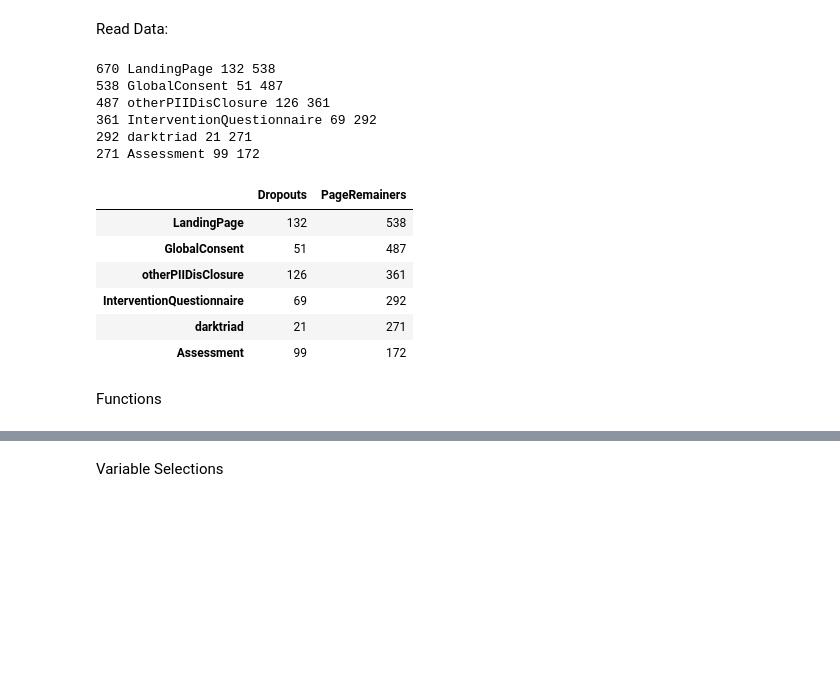
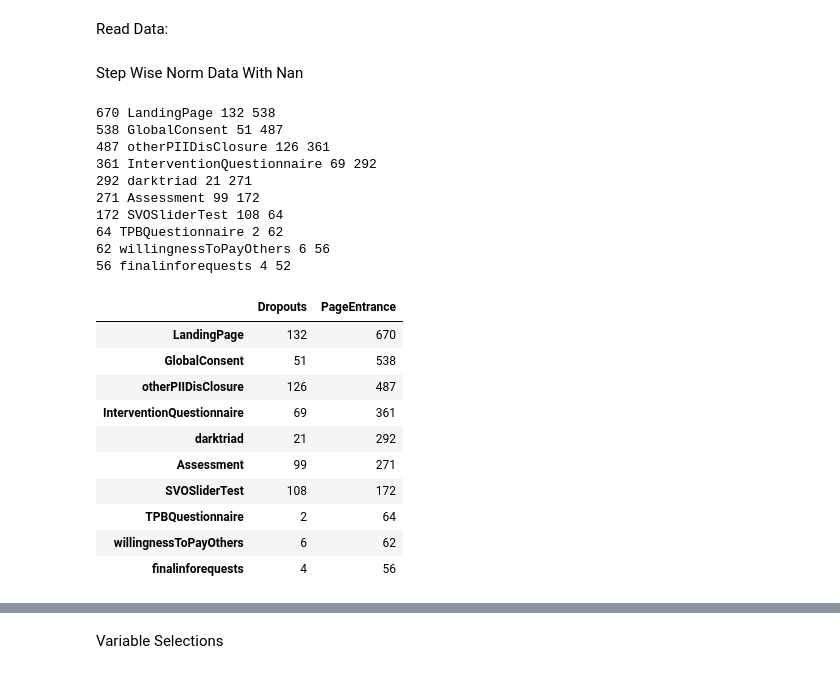
Before and after one commit to mrparsaeian/tehranthesis, a Jupyter notebook: jinja2/doIt09.ipynb, the cells around one changed output, grey strips where cells are left out. Cells and saved outputs as stored; diff of their text form; code cells hidden in the pictures; blank space fills up the shorter version.

```diff
--- a/jinja2/doIt09.ipynb
+++ b/jinja2/doIt09.ipynb
@@ -70,6 +70,8 @@ with open("../jinja2/data/21.json", "r") as inputFile:
 NormData = pd.json_normalize(data['users'])
 # Variables = dict()
 Variables = {}
+# %% [markdown]
+Step Wise Norm Data With Nan
 # %%
 # print([i for i in list(NormData.columns) if i.startswith('Assessment.Assessment')])
 # print([i for i in list(NormData.columns) if 'Assessment' in i])
@@ -84,16 +86,21 @@ SubmitIndicators = ['LandingPage.LandingPageData.submittimeFinalReceiveResultsAg
                     'otherPIIDisClosure.otherPIIDisClosureData.submittimeotherPIIDisClosureSurvey',
                     'InterventionQuestionnaire.InterventionQuestionnaireData.submittimeInterventionQuestionnaire',
                     'darktriad.darktriadsurvey.submittimedtriadDesc',
-                    'Assessment.Assessment.submittimeFinalReceiveResultsAgreement']
+                    'Assessment.Assessment.submittimeFinalReceiveResultsAgreement',
+                    'SVOSliderTest.startedAt',
+                    'TPBQuestionnaire.TPBQuestionnaireData.submittimeTPBQuestionnaireDesc',
+                    'willingnessToPayOthers.willingnessToPayOthersData.AGMPBidFreedomRelatedPrivacy02',
+                    'finalinforequests.Final.submittimeFinalReceiveResultsAgreement']
 TotalPages = len(SubmitIndicators)
 SubmitIndicatorsShort = []
 PageNotSubmited = dict()
 PageRemainers = dict()
+PageEntrance = dict()
 CurretSize = TotalSize
 for PageNo in range(TotalPages):
     SubmitIndicatorsShort.extend([SubmitIndicators[PageNo].split('.')[0]])
     PagesSizesStats = dict()
-
+    PageEntrance[SubmitIndicatorsShort[PageNo]] = CurretSize
     PageNotSubmited[SubmitIndicatorsShort[PageNo]] = len(
         StepWiseNormDataWithNan[StepWiseNormDataWithNan[SubmitIndicators[PageNo]].isnull()])
     PageRemainers[SubmitIndicatorsShort[PageNo]
@@ -107,44 +114,51 @@ for PageNo in range(TotalPages):
         f.write(
             f'Page No:{PageNo} {SubmitIndicators[PageNo]} Not Submited Size:{PageNotSubmited[SubmitIndicatorsShort[PageNo]]} \n')
 PagesSizesStats['Dropouts'] = PageNotSubmited
-PagesSizesStats['PageRemainers'] = PageRemainers
+# PagesSizesStats['PageRemainers'] = PageRemainers
+PagesSizesStats['PageEntrance'] = PageEntrance
 
 PageNotSubmitedDataFrame = pd.DataFrame.from_dict(PagesSizesStats)
 
 
 ExitExpSize = len(
     StepWiseNormDataWithNan[StepWiseNormDataWithNan['Assessment.Assessment.WaitingRoom'] == 'ExitExp'])
 ContinueExpSize = len(
     StepWiseNormDataWithNan[StepWiseNormDataWithNan['Assessment.Assessment.WaitingRoom'] == 'ContinueExp'])
 # print('TotalSize', TotalSize)
 # print('LandingPageNotSubmited', LandingPageNotSubmited)
 # print('GlobalConsentPageNotSubmited', GlobalConsentPageNotSubmited)
 # print('ExitExpSize', ExitExpSize)
 # print('ContinueExpSize', ContinueExpSize)
 
 
 # PageRemainers
 # NormDataWithNan.head().loc[2,'GlobalConsent.GlobalConsentData.submittimetaskConsentAgreement'] == np.nan
 # NormDataWithNan.head().loc[2,'GlobalConsent.GlobalConsentData.submittimetaskConsentAgreement']
 # NormDataWithNan.head().loc[2,'LandingPage.submittime']
 # NormDataWithNan.head()
 # NormDataWithNan['GlobalConsent.GlobalConsentData.submittimetaskConsentAgreement'].head()
 PageNotSubmited
 PageNotSubmitedDataFrame
 # PagesSizesStats
 # %% [output]
 670 LandingPage 132 538
 538 GlobalConsent 51 487
 487 otherPIIDisClosure 126 361
 361 InterventionQuestionnaire 69 292
 292 darktriad 21 271
 271 Assessment 99 172
+172 SVOSliderTest 108 64
+64 TPBQuestionnaire 2 62
+62 willingnessToPayOthers 6 56
+56 finalinforequests 4 52
-|  | Dropouts | PageRemainers |
-| LandingPage | 132 | 538 |
-| GlobalConsent | 51 | 487 |
-| otherPIIDisClosure | 126 | 361 |
-| InterventionQuestionnaire | 69 | 292 |
-| darktriad | 21 | 271 |
-| Assessment | 99 | 172 |
+|  | Dropouts | PageEntrance |
+| LandingPage | 132 | 670 |
+| GlobalConsent | 51 | 538 |
+| otherPIIDisClosure | 126 | 487 |
+| InterventionQuestionnaire | 69 | 361 |
+| darktriad | 21 | 292 |
+| Assessment | 99 | 271 |
+| SVOSliderTest | 108 | 172 |
+| TPBQuestionnaire | 2 | 64 |
+| willingnessToPayOthers | 6 | 62 |
+| finalinforequests | 4 | 56 |
-# %% [markdown]
-Functions
```
Also changed, not shown: parts of 4 cells of this notebook, 53 other files.
